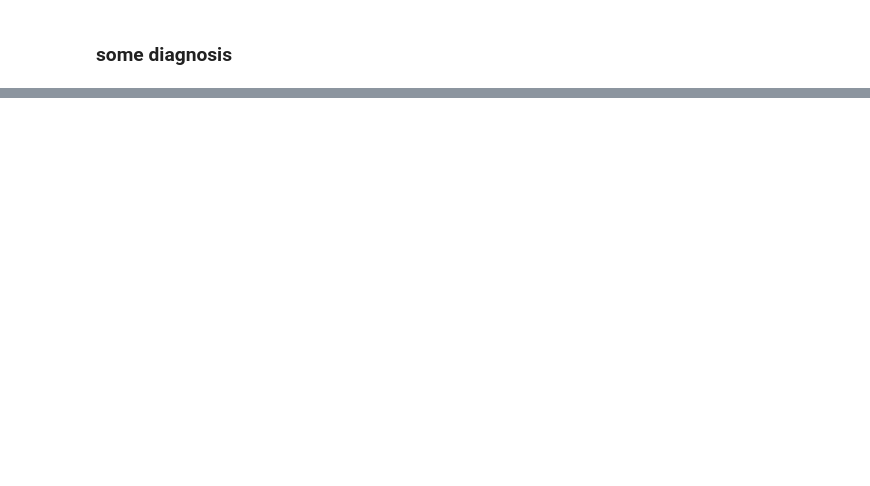
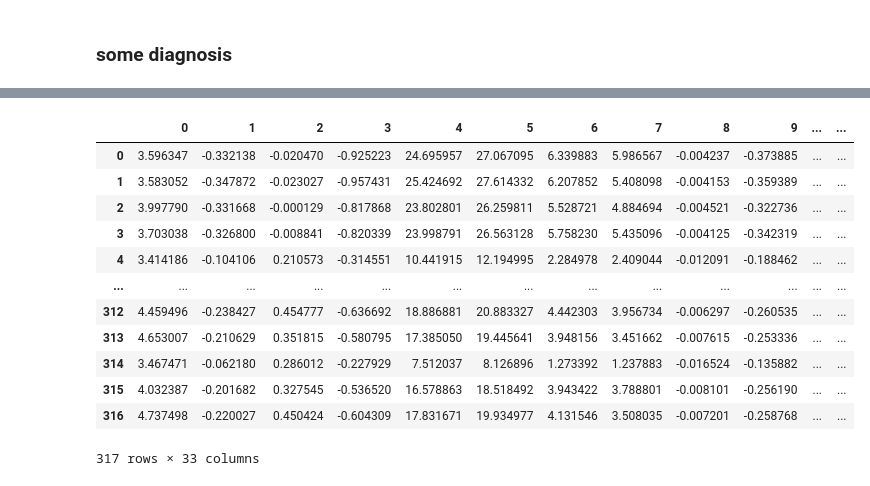
Before and after one commit to aygalic/biosequence_encoding, a Jupyter notebook: src/pipeline_1_LSTM.ipynb, the cells around one changed output, grey strips where cells are left out. Saved outputs shown, nothing was run; the diff lists cells and outputs as text; code cells hidden in the pictures; blank space fills up the shorter version.

```diff
--- a/src/pipeline_1_LSTM.ipynb
+++ b/src/pipeline_1_LSTM.ipynb
@@ -203,4 +172,20 @@ compressed_dataframe = autoencoder.encoder.predict(x_train)
 # %%
 df = pd.DataFrame(compressed_dataframe)
 df["name"] = filenames
+# %%
+df
+# %% [output]
+|  | 0 | 1 | 2 | 3 | 4 | 5 | 6 | 7 | 8 | 9 | ... | ... |
+| 0 | 3.596347 | -0.332138 | -0.020470 | -0.925223 | 24.695957 | 27.067095 | 6.339883 | 5.986567 | -0.004237 | -0.373885 | ... | ... |
+| 1 | 3.583052 | -0.347872 | -0.023027 | -0.957431 | 25.424692 | 27.614332 | 6.207852 | 5.408098 | -0.004153 | -0.359389 | ... | ... |
+| 2 | 3.997790 | -0.331668 | -0.000129 | -0.817868 | 23.802801 | 26.259811 | 5.528721 | 4.884694 | -0.004521 | -0.322736 | ... | ... |
+| 3 | 3.703038 | -0.326800 | -0.008841 | -0.820339 | 23.998791 | 26.563128 | 5.758230 | 5.435096 | -0.004125 | -0.342319 | ... | ... |
+| 4 | 3.414186 | -0.104106 | 0.210573 | -0.314551 | 10.441915 | 12.194995 | 2.284978 | 2.409044 | -0.012091 | -0.188462 | ... | ... |
+| ... | ... | ... | ... | ... | ... | ... | ... | ... | ... | ... | ... | ... |
+| 312 | 4.459496 | -0.238427 | 0.454777 | -0.636692 | 18.886881 | 20.883327 | 4.442303 | 3.956734 | -0.006297 | -0.260535 | ... | ... |
+| 313 | 4.653007 | -0.210629 | 0.351815 | -0.580795 | 17.385050 | 19.445641 | 3.948156 | 3.451662 | -0.007615 | -0.253336 | ... | ... |
+| 314 | 3.467471 | -0.062180 | 0.286012 | -0.227929 | 7.512037 | 8.126896 | 1.273392 | 1.237883 | -0.016524 | -0.135882 | ... | ... |
+| 315 | 4.032387 | -0.201682 | 0.327545 | -0.536520 | 16.578863 | 18.518492 | 3.943422 | 3.788801 | -0.008101 | -0.256190 | ... | ... |
+| 316 | 4.737498 | -0.220027 | 0.450424 | -0.604309 | 17.831671 | 19.934977 | 4.131546 | 3.508035 | -0.007201 | -0.258768 | ... | ... |
+317 rows × 33 columns
 # %%
```
Also changed, not shown: parts of 13 cells of this notebook, 5 other files.
